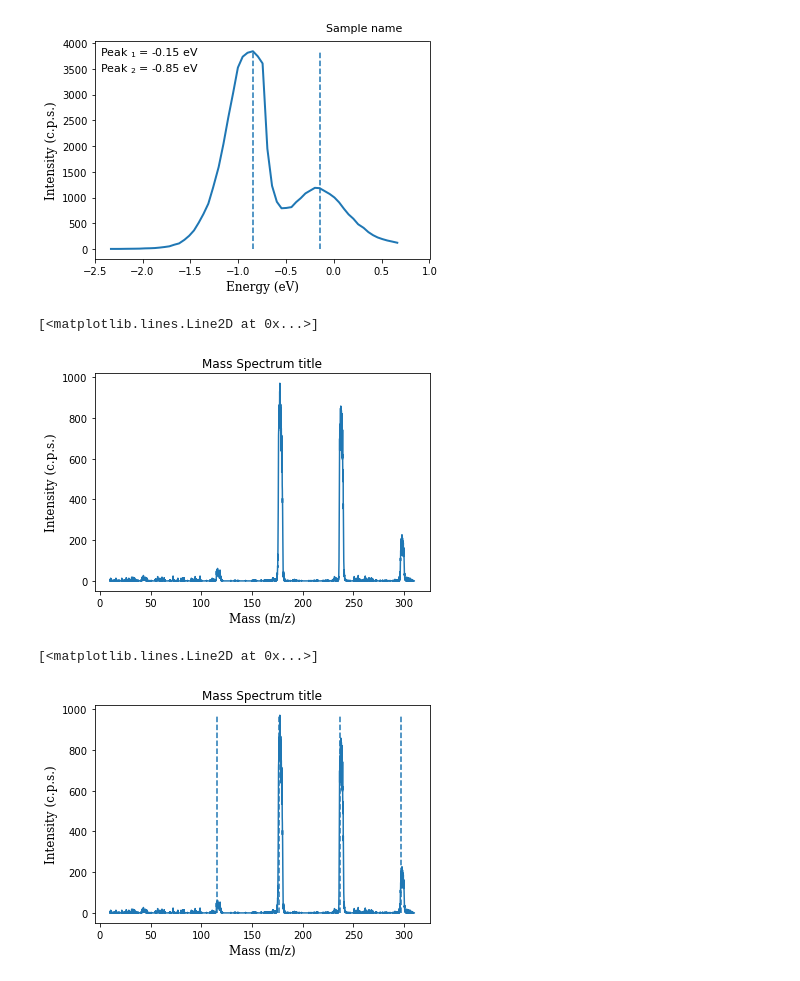
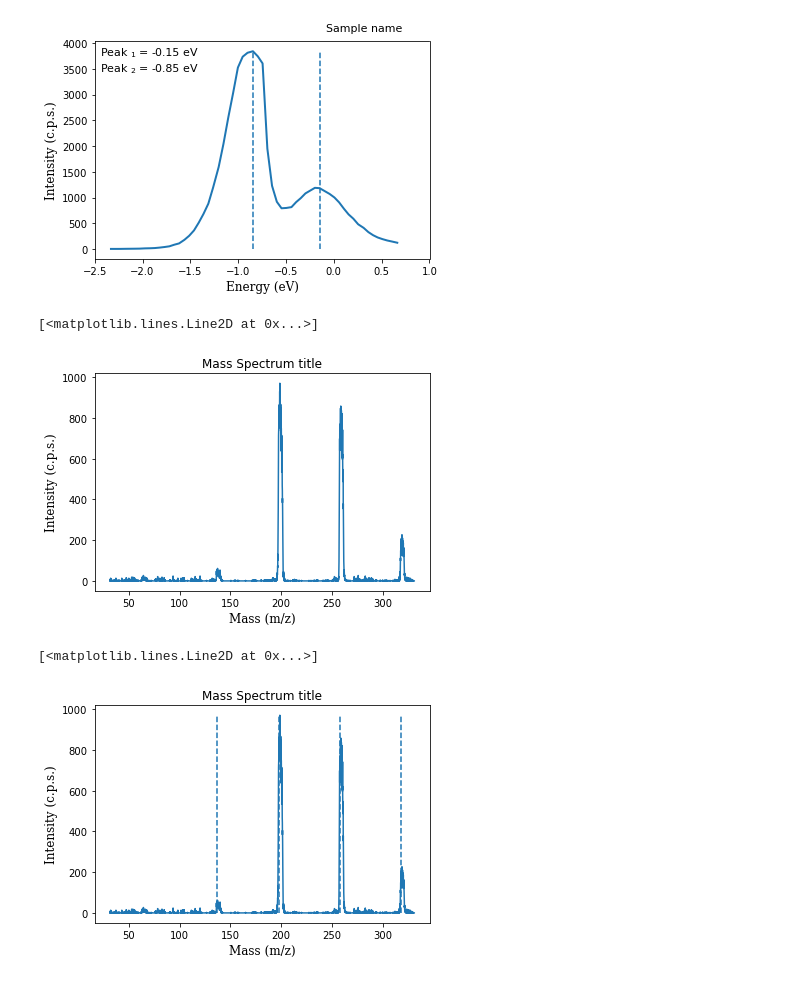
Before and after one commit to renecartaya/Quadrupole-Mass-Spectrometry, a Jupyter notebook: Quadrupole_Mass_Spectrometry_Sample.ipynb, the cells around one changed output. Saved outputs shown, nothing was run; the diff lists cells and outputs as text; code cells hidden in the pictures.

```diff
--- a/Quadrupole_Mass_Spectrometry_Sample.ipynb
+++ b/Quadrupole_Mass_Spectrometry_Sample.ipynb
@@ -172,35 +172,31 @@ plt.savefig("C:/Users/renea/Desktop/Energy_scan_sample.png", dpi=350)
 # %%
 #####################################################################################################################################
 ##                                                                                                                                 ##
 ##                                                         MASS SPECTRUM Simple                                                    ##
 ##                                                                                                                                 ##
 #####################################################################################################################################
 
 Directorio = "C:/Users/renea/Desktop/"
-File = "MS_sample.asc"
-
+File = "MS_data.txt"
 Data = Directorio + File
-
-
 
 DataMS = pd.read_csv(Data, sep='\t', skiprows=0)
 DataMS = DataMS.to_numpy()
 DataMS = DataMS[0:,0:]
 
+x = DataMS[0:,0]
+y = DataMS[0:,1]
+
 plt.xlabel("Mass (m/z)", color = "black", family = "Serif", fontsize = 12)
 plt.ylabel("Intensity (c.p.s.)", color = "black", family = "Serif", fontsize = 12)
 plt.title("Mass Spectrum title")
 
-
-x = DataMS[0:,1]
-y = DataMS[0:,2]
-
 plt.plot(x,y)
 
 #plt.savefig("C:/Users/renea/Desktop/MS_sample-a.png", dpi=350)
 # %% [output]
 [<matplotlib.lines.Line2D at 0x...>]
-[figure, old version]
+[figure, new version]
 # %%
 #####################################################################################################################################
 ##                                                                                                                                 ##
@@ -209,7 +205,7 @@ plt.plot(x,y)
 #####################################################################################################################################
 
 Directorio = "C:/Users/renea/Desktop/"
-File = "MS_sample.asc"
+File = "MS_data.txt"
 
 Data = Directorio + File
 
@@ -224,8 +220,8 @@ plt.ylabel("Intensity (c.p.s.)", color = "black", family = "Serif", fontsize = 1
 plt.title("Mass Spectrum title")
 
 
-x = DataMS[0:,1]
-y = DataMS[0:,2]
+x = DataMS[0:,0]
+y = DataMS[0:,1]
 
 
 ############### Peak detection module
@@ -247,7 +243,7 @@ plt.plot(x,y)
 #plt.savefig("C:/Users/renea/Desktop/MS_sample-a.png", dpi=350)
 # %% [output]
 [<matplotlib.lines.Line2D at 0x...>]
-[figure, old version]
+[figure, new version]
 # %%
 #####################################################################################################################################
 ##                                                                                                                                 ##
```
Also changed, not shown: parts of 1 cell of this notebook.
